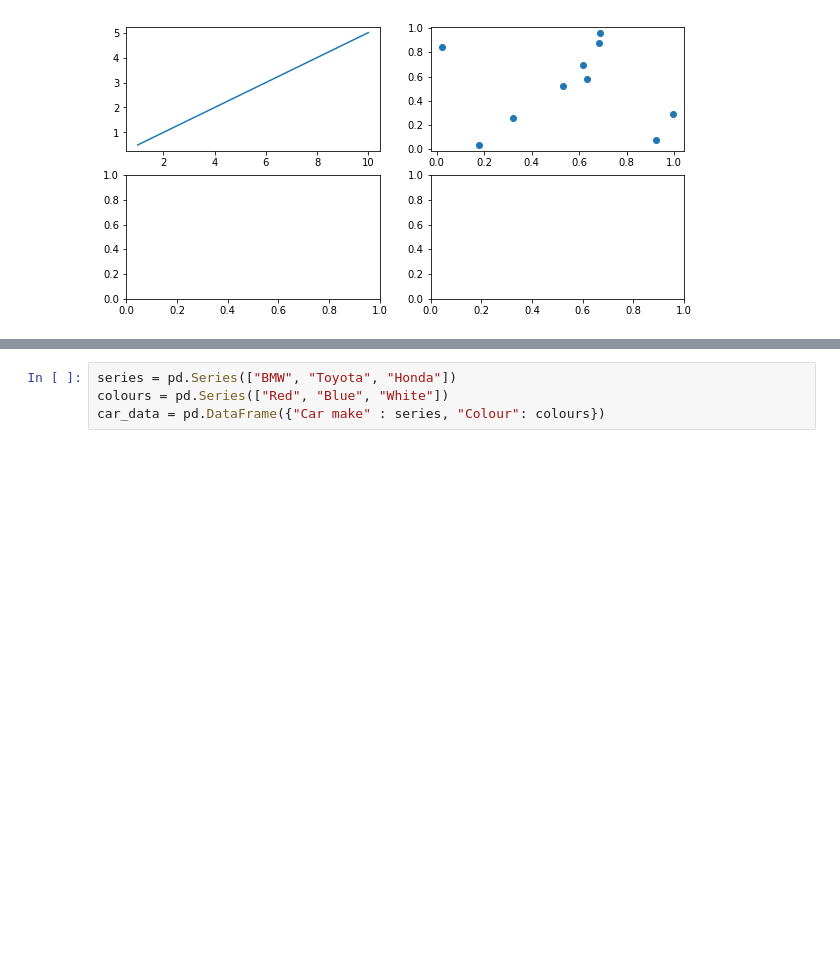
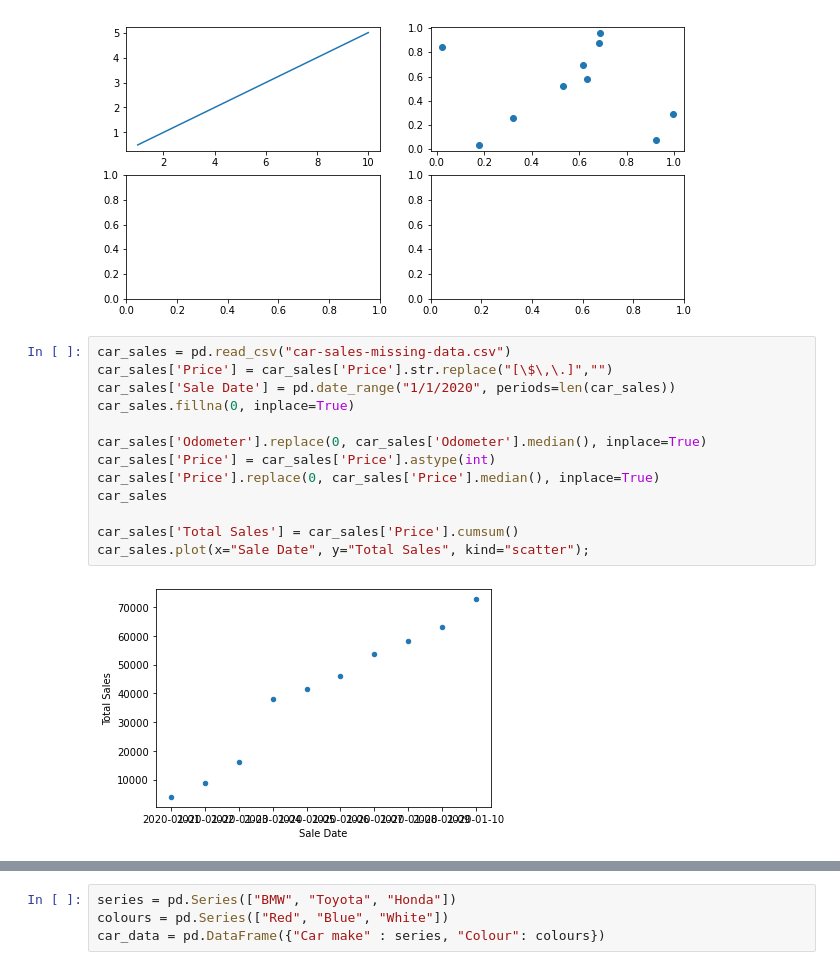
Before and after one commit to TheGloriousGenesis/CS_Learning, a Jupyter notebook: Machine_Learning/ML notes.ipynb, the cells around one changed output, grey strips where cells are left out. Saved outputs shown, nothing was run; the diff lists cells and outputs as text; blank space fills up the shorter version.

```diff
--- a/Machine_Learning/ML notes.ipynb
+++ b/Machine_Learning/ML notes.ipynb
@@ -333,3 +333,18 @@ ax[0,1].scatter(np.random.random(10), np.random.random(10));
 # %% [output]
 [figure]
 [figure]
+# %%
+car_sales = pd.read_csv("car-sales-missing-data.csv")
+car_sales['Price'] = car_sales['Price'].str.replace("[\$\,\.]","")
+car_sales['Sale Date'] = pd.date_range("1/1/2020", periods=len(car_sales))
+car_sales.fillna(0, inplace=True)
+
+car_sales['Odometer'].replace(0, car_sales['Odometer'].median(), inplace=True)
+car_sales['Price'] = car_sales['Price'].astype(int)
+car_sales['Price'].replace(0, car_sales['Price'].median(), inplace=True)
+car_sales
+
+car_sales['Total Sales'] = car_sales['Price'].cumsum()
+car_sales.plot(x="Sale Date", y="Total Sales", kind="scatter");
+# %% [output]
+[figure, added]
```
Also changed, not shown: parts of 2 cells of this notebook, 1 other file.
